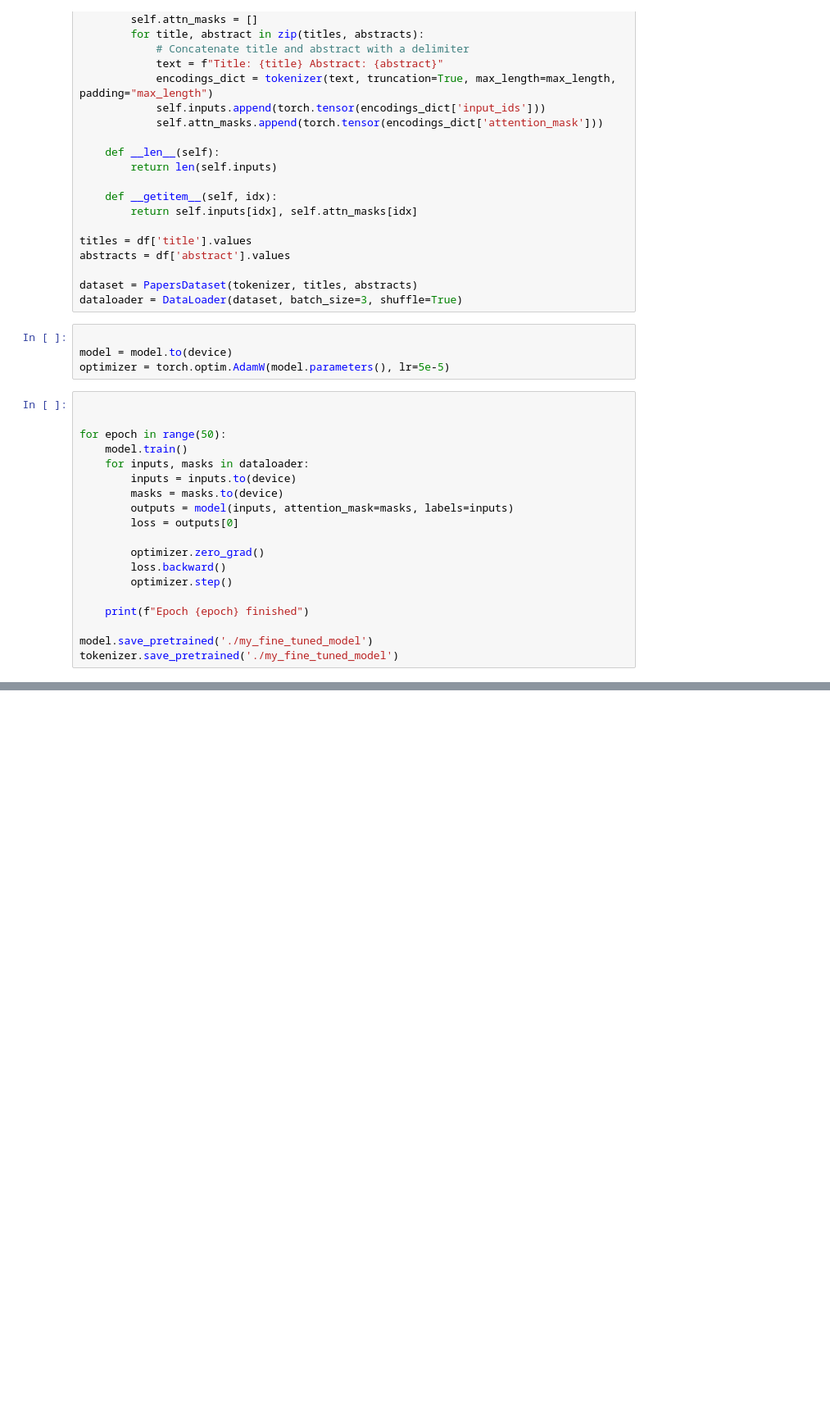
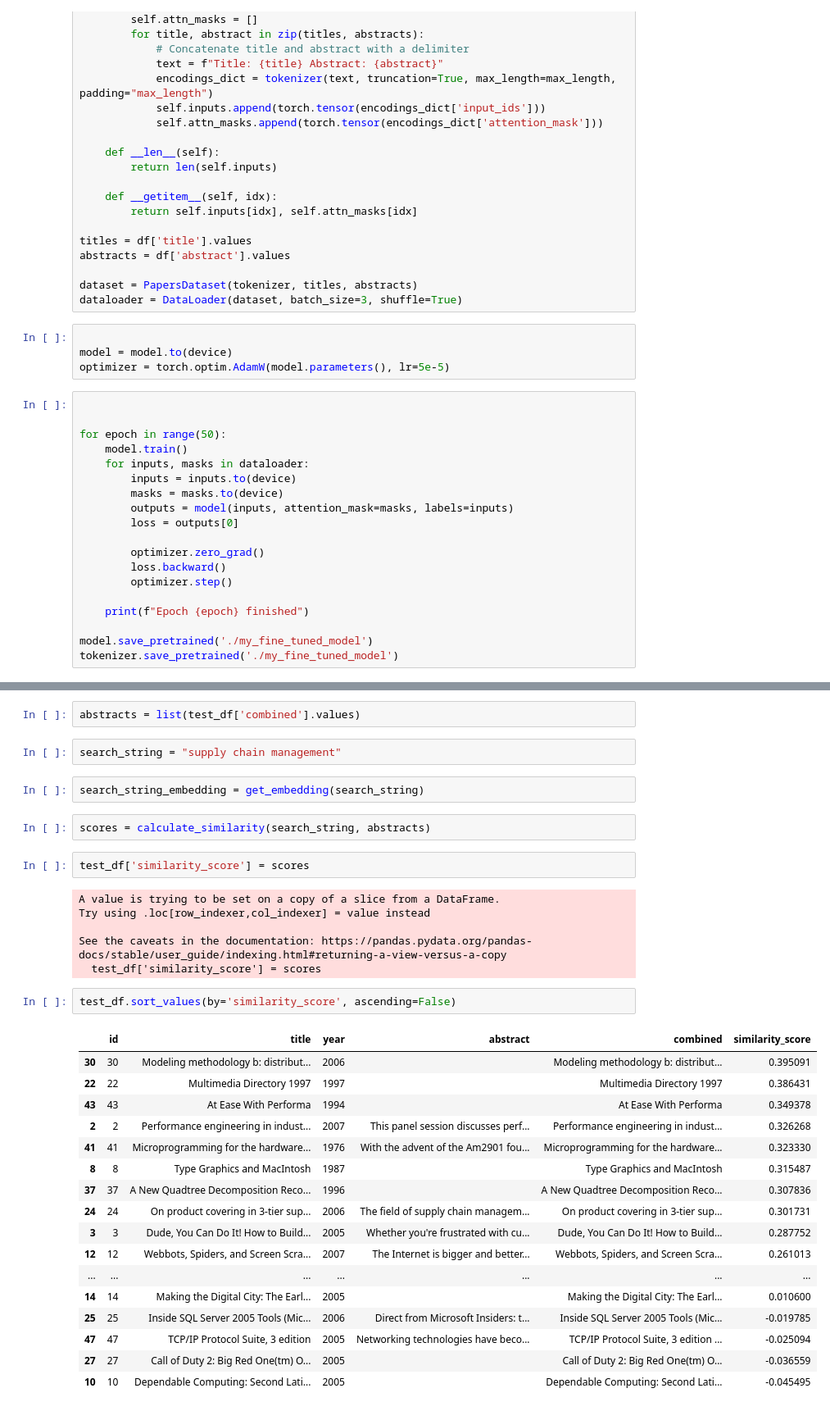
Before and after one commit to DamianZhang01/PaperRecommendation-with-LLM, a Jupyter notebook: GPT/GPTWord Embeddings.ipynb, the cells around one changed output, grey strips where cells are left out. Shown at 82% size. Saved outputs shown, nothing was run; the diff lists cells and outputs as text; blank space fills up the shorter version.

Commit message:
feat(embeddings): add demo for embeddings

```diff
--- a/GPT/GPTWord Embeddings.ipynb
+++ b/GPT/GPTWord Embeddings.ipynb
@@ -239,0 +175,36 @@ recommendations
+# %%
+abstracts = list(test_df['combined'].values)
+# %%
+search_string = "supply chain management"
+# %%
+search_string_embedding = get_embedding(search_string)
+# %%
+scores = calculate_similarity(search_string, abstracts)
+# %%
+test_df['similarity_score'] = scores
+# %% [output]
+A value is trying to be set on a copy of a slice from a DataFrame.
+Try using .loc[row_indexer,col_indexer] = value instead
+
+See the caveats in the documentation: https://pandas.pydata.org/pandas-docs/stable/user_guide/indexing.html#returning-a-view-versus-a-copy
+  test_df['similarity_score'] = scores
+# %%
+test_df.sort_values(by='similarity_score', ascending=False)
+# %% [output]
+|  | id | title | year | abstract | combined | similarity_score |
+| 30 | 30 | Modeling methodology b: distribut... | 2006 |  | Modeling methodology b: distribut... | 0.395091 |
+| 22 | 22 | Multimedia Directory 1997 | 1997 |  | Multimedia Directory 1997 | 0.386431 |
+| 43 | 43 | At Ease With Performa | 1994 |  | At Ease With Performa | 0.349378 |
+| 2 | 2 | Performance engineering in indust... | 2007 | This panel session discusses perf... | Performance engineering in indust... | 0.326268 |
+| 41 | 41 | Microprogramming for the hardware... | 1976 | With the advent of the Am2901 fou... | Microprogramming for the hardware... | 0.323330 |
+| 8 | 8 | Type Graphics and MacIntosh | 1987 |  | Type Graphics and MacIntosh | 0.315487 |
+| 37 | 37 | A New Quadtree Decomposition Reco... | 1996 |  | A New Quadtree Decomposition Reco... | 0.307836 |
+| 24 | 24 | On product covering in 3-tier sup... | 2006 | The field of supply chain managem... | On product covering in 3-tier sup... | 0.301731 |
+| 3 | 3 | Dude, You Can Do It! How to Build... | 2005 | Whether you're frustrated with cu... | Dude, You Can Do It! How to Build... | 0.287752 |
+| 12 | 12 | Webbots, Spiders, and Screen Scra... | 2007 | The Internet is bigger and better... | Webbots, Spiders, and Screen Scra... | 0.261013 |
+| ... | ... | ... | ... | ... | ... | ... |
+| 14 | 14 | Making the Digital City: The Earl... | 2005 |  | Making the Digital City: The Earl... | 0.010600 |
+| 25 | 25 | Inside SQL Server 2005 Tools (Mic... | 2006 | Direct from Microsoft Insiders: t... | Inside SQL Server 2005 Tools (Mic... | -0.019785 |
+| 47 | 47 | TCP/IP Protocol Suite, 3 edition | 2005 | Networking technologies have beco... | TCP/IP Protocol Suite, 3 edition ... | -0.025094 |
+| 27 | 27 | Call of Duty 2: Big Red One(tm) O... | 2005 |  | Call of Duty 2: Big Red One(tm) O... | -0.036559 |
+| 10 | 10 | Dependable Computing: Second Lati... | 2005 |  | Dependable Computing: Second Lati... | -0.045495 |
```
Also changed, not shown: parts of 19 cells of this notebook.
